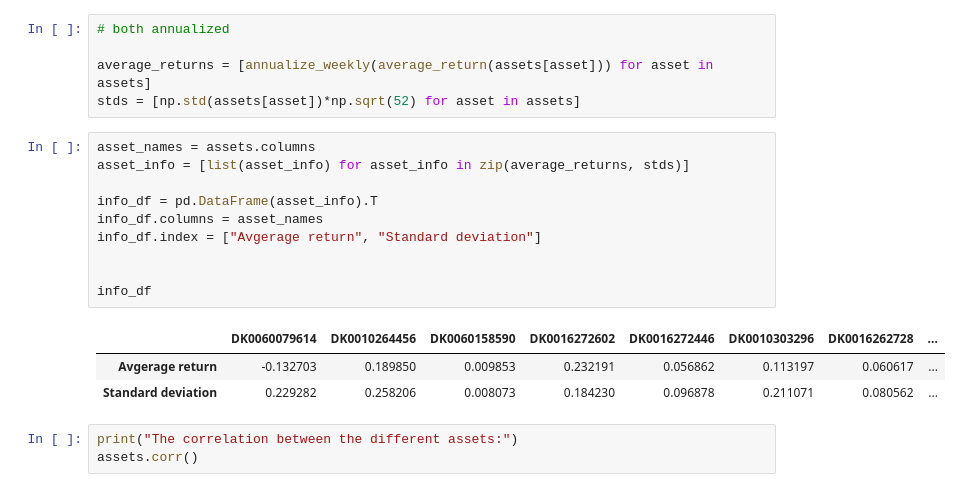
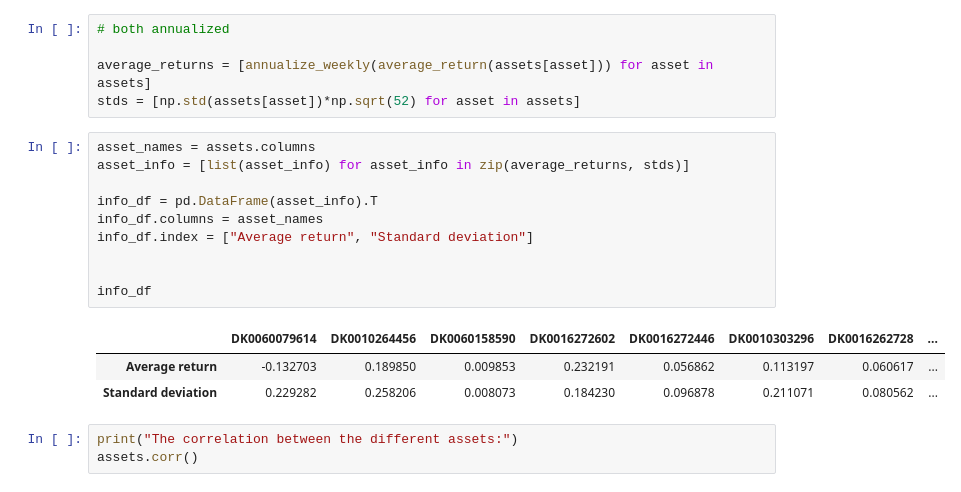
Before and after one commit to jennyjyu/financial-engineering, a Jupyter notebook: Project 2/Project 2.ipynb, the cells around one changed output. Saved outputs shown, nothing was run; the diff lists cells and outputs as text.

```diff
--- a/Project 2/Project 2.ipynb
+++ b/Project 2/Project 2.ipynb
@@ -78,16 +78,16 @@ stds = [np.std(assets[asset])*np.sqrt(52) for asset in assets]
 # %%
 asset_names = assets.columns
 asset_info = [list(asset_info) for asset_info in zip(average_returns, stds)]
 
 info_df = pd.DataFrame(asset_info).T
 info_df.columns = asset_names
-info_df.index = ["Avgerage return", "Standard deviation"]
+info_df.index = ["Average return", "Standard deviation"]
 
 
 info_df
 # %% [output]
 |  | DK0060079614 | DK0010264456 | DK0060158590 | DK0016272602 | DK0016272446 | DK0010303296 | DK0016262728 | ... |
-| Avgerage return | -0.132703 | 0.189850 | 0.009853 | 0.232191 | 0.056862 | 0.113197 | 0.060617 | ... |
+| Average return | -0.132703 | 0.189850 | 0.009853 | 0.232191 | 0.056862 | 0.113197 | 0.060617 | ... |
 | Standard deviation | 0.229282 | 0.258206 | 0.008073 | 0.184230 | 0.096878 | 0.211071 | 0.080562 | ... |
 # %%
 print("The correlation between the different assets:")
```
Also changed, not shown: parts of 4 cells of this notebook.
